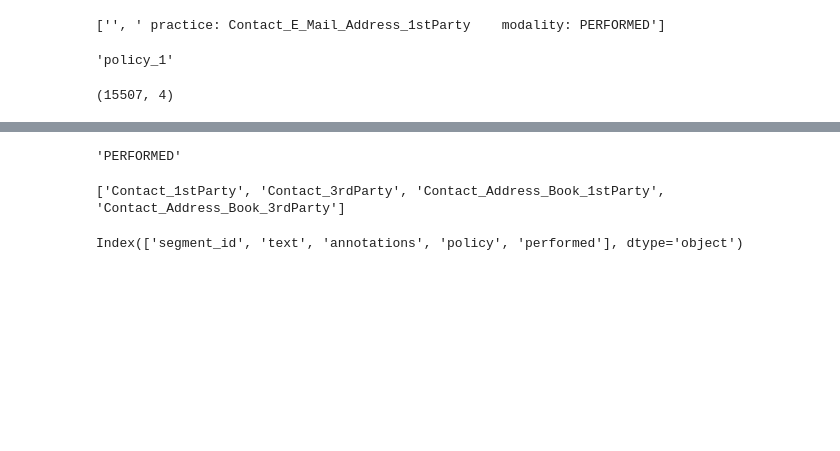
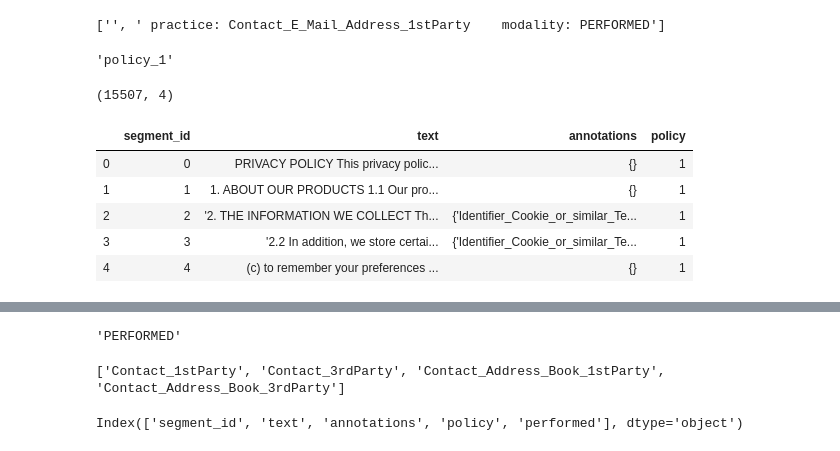
Before and after one commit to kabuhakmeh3/inphormed, a Jupyter notebook: notebooks/Android Policy NLP Prototyping.ipynb, the cells around one changed output, grey strips where cells are left out. Cells and saved outputs as stored; diff of their text form; code cells hidden in the pictures; blank space fills up the shorter version.

```diff
--- a/notebooks/Android Policy NLP Prototyping.ipynb
+++ b/notebooks/Android Policy NLP Prototyping.ipynb
@@ -173,3 +171,12 @@ df = pd.concat(policy_dict[pol] for pol in policy_dict)
 df.shape
 # %% [output]
 (15507, 4)
+# %%
+df.head()
+# %% [output]
+|  | segment_id | text | annotations | policy |
+| 0 | 0 | PRIVACY POLICY This privacy polic... | {} | 1 |
+| 1 | 1 | 1. ABOUT OUR PRODUCTS 1.1 Our pro... | {} | 1 |
+| 2 | 2 | '2. THE INFORMATION WE COLLECT Th... | {'Identifier_Cookie_or_similar_Te... | 1 |
+| 3 | 3 | '2.2 In addition, we store certai... | {'Identifier_Cookie_or_similar_Te... | 1 |
+| 4 | 4 | (c) to remember your preferences ... | {} | 1 |
```
Also changed, not shown: parts of 7 cells of this notebook, 6 other files.
